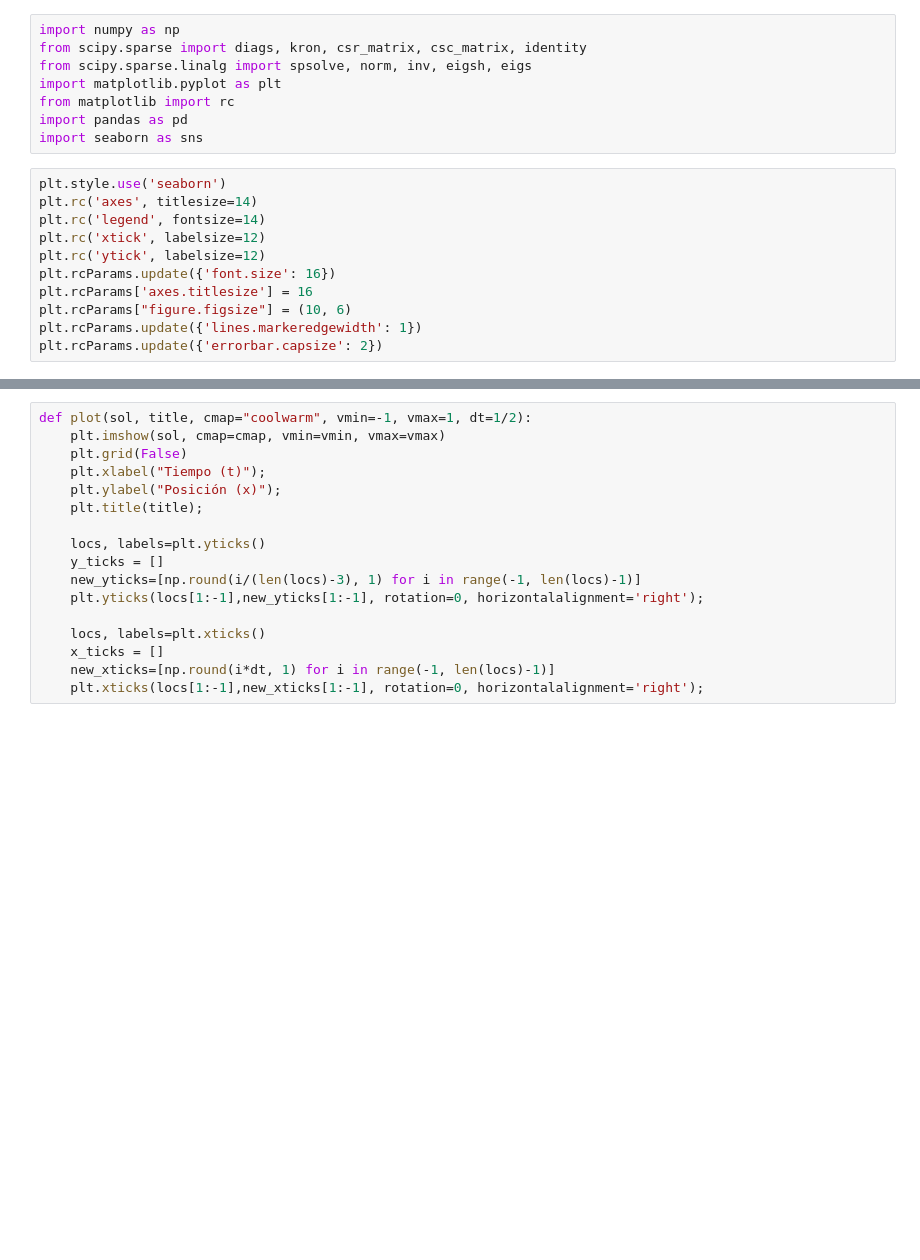
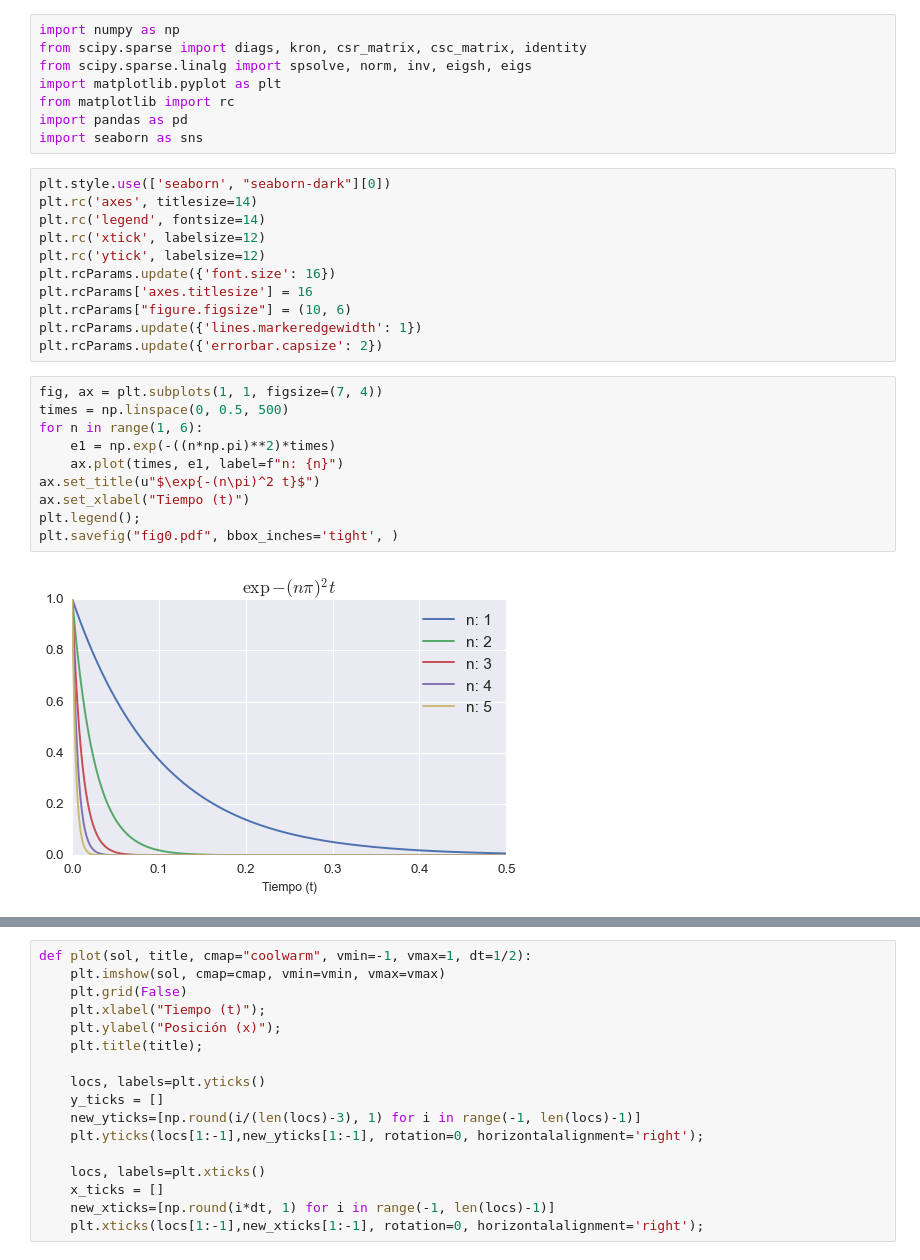
Before and after one commit to furrutiav/MA5306, a Jupyter notebook: tarea1/Ejemplo Problema inverso de la ecuacion del calor.ipynb, the cells around one changed output, grey strips where cells are left out. Saved outputs shown, nothing was run; the diff lists cells and outputs as text; blank space fills up the shorter version.

```diff
--- a/tarea1/Ejemplo Problema inverso de la ecuacion del calor.ipynb
+++ b/tarea1/Ejemplo Problema inverso de la ecuacion del calor.ipynb
@@ -7,7 +7,7 @@ from matplotlib import rc
 import pandas as pd
 import seaborn as sns
 # %%
-plt.style.use('seaborn')
+plt.style.use(['seaborn', "seaborn-dark"][0])
 plt.rc('axes', titlesize=14)
 plt.rc('legend', fontsize=14)
 plt.rc('xtick', labelsize=12)
@@ -17,6 +17,18 @@ plt.rcParams['axes.titlesize'] = 16
 plt.rcParams["figure.figsize"] = (10, 6)
 plt.rcParams.update({'lines.markeredgewidth': 1})
 plt.rcParams.update({'errorbar.capsize': 2})
+# %%
+fig, ax = plt.subplots(1, 1, figsize=(7, 4))
+times = np.linspace(0, 0.5, 500)
+for n in range(1, 6):
+    e1 = np.exp(-((n*np.pi)**2)*times)
+    ax.plot(times, e1, label=f"n: {n}")
+ax.set_title(u"$\exp{-(n\pi)^2 t}$")
+ax.set_xlabel("Tiempo (t)")
+plt.legend();
+plt.savefig("fig0.pdf", bbox_inches='tight', )
+# %% [output]
+[figure, added]
 # %%
 def solve_heat_equation(N, dt, T, f):
     d1 = np.ones(N-1)
```
Also changed, not shown: parts of 10 cells of this notebook, 6 other files.
